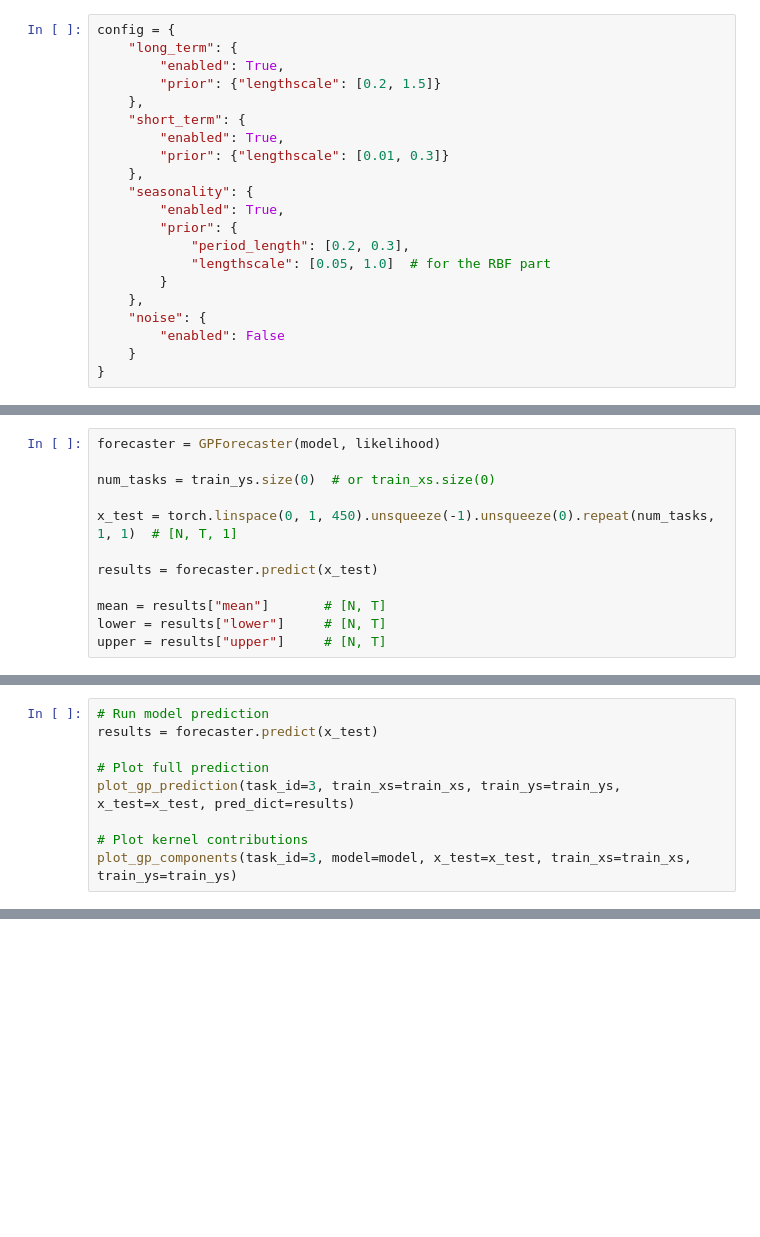
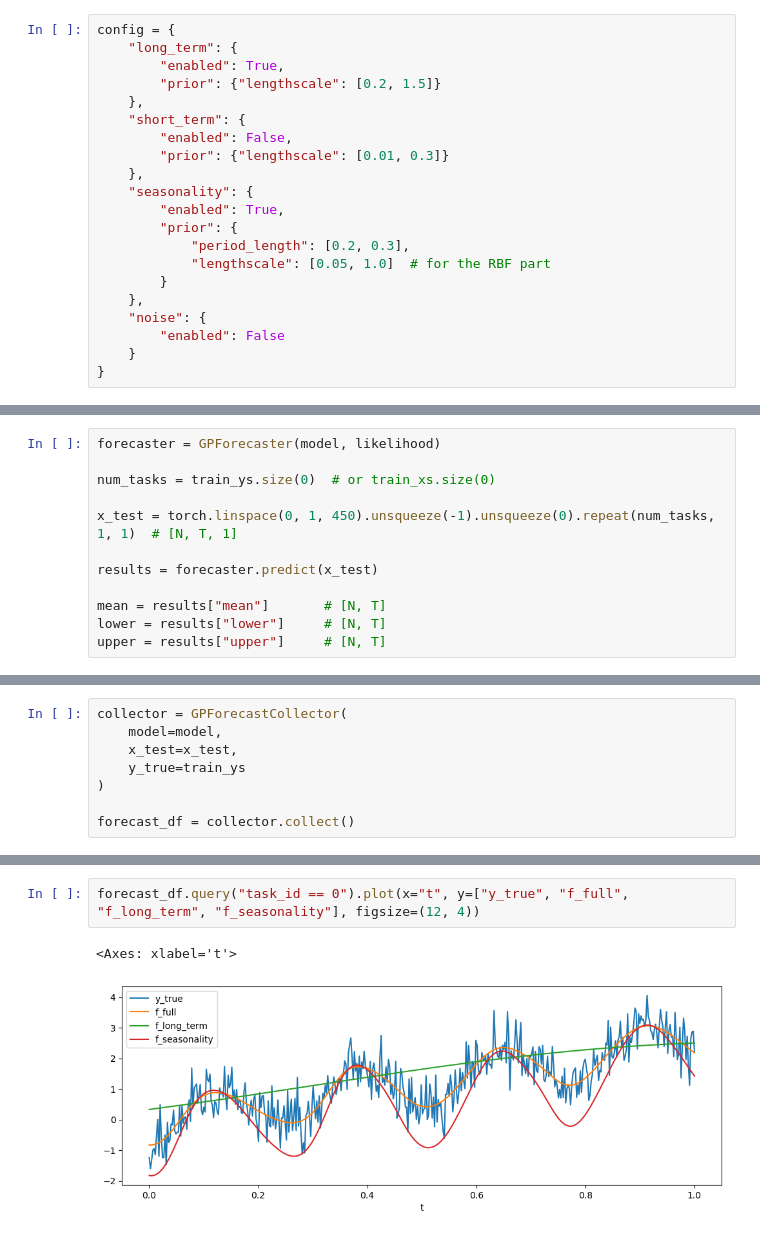
Before and after one commit to views-platform/views-models, a Jupyter notebook: models/purple_alien/notebooks/gp_test02.ipynb, the cells around one changed output, grey strips where cells are left out. Drawn from its saved outputs; the diff is of its cells as text; blank space fills up the shorter version.

```diff
--- a/models/purple_alien/notebooks/gp_test02.ipynb
+++ b/models/purple_alien/notebooks/gp_test02.ipynb
@@ -478,7 +482,7 @@ config = {
         "prior": {"lengthscale": [0.2, 1.5]}
     },
     "short_term": {
-        "enabled": True,
+        "enabled": False,
         "prior": {"lengthscale": [0.01, 0.3]}
     },
     "seasonality": {
@@ -882,9 +795,0 @@ def plot_gp_components(
-# %%
-# Run model prediction
-results = forecaster.predict(x_test)
-
-# Plot full prediction
-plot_gp_prediction(task_id=3, train_xs=train_xs, train_ys=train_ys, x_test=x_test, pred_dict=results)
-
-# Plot kernel contributions
-plot_gp_components(task_id=3, model=model, x_test=x_test, train_xs=train_xs, train_ys=train_ys)
@@ -893,0 +903,8 @@ plot_gp_components(task_id=3, model=model, x_test=x_test, train_xs=train_xs, tra
+# %%
+collector = GPForecastCollector(
+    model=model,
+    x_test=x_test,
+    y_true=train_ys
+)
+
+forecast_df = collector.collect()
@@ -893,0 +920,5 @@ plot_gp_components(task_id=3, model=model, x_test=x_test, train_xs=train_xs, tra
+# %%
+forecast_df.query("task_id == 0").plot(x="t", y=["y_true", "f_full", "f_long_term", "f_seasonality"], figsize=(12, 4))
+# %% [output]
+<Axes: xlabel='t'>
+[figure, added]
```
Also changed, not shown: parts of 8 cells of this notebook.
